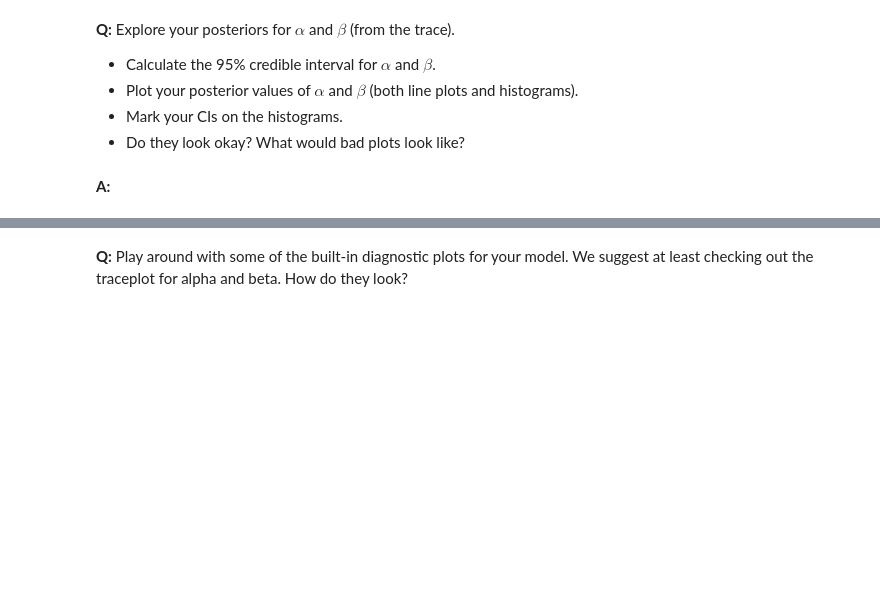
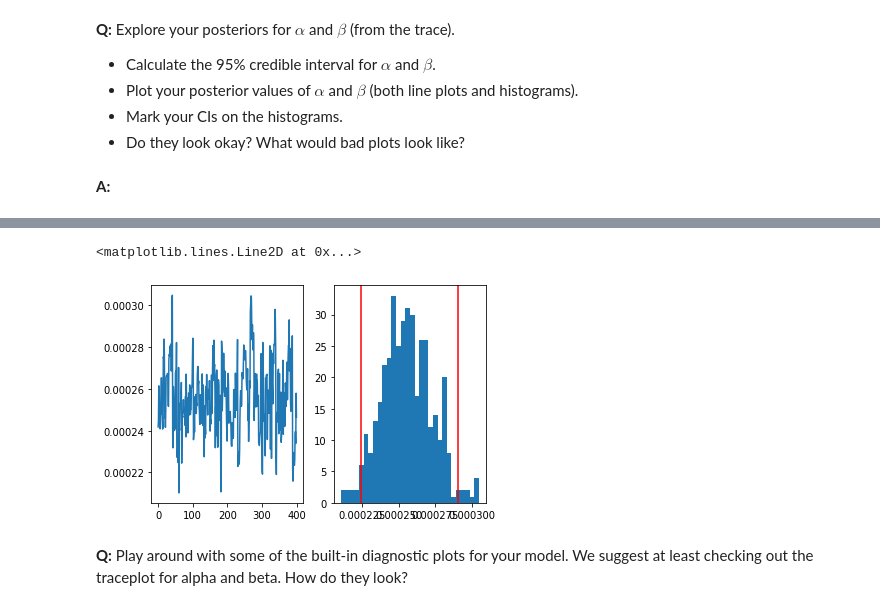
Before and after one commit to monastyrskyy/bootcamp_repo, a Jupyter notebook: 8.3Bayesian_Stats/inferential_statistics_3-Q.ipynb, the cells around one changed output, grey strips where cells are left out. Saved outputs shown, nothing was run; the diff lists cells and outputs as text; code cells hidden in the pictures; blank space fills up the shorter version.

```diff
--- a/8.3Bayesian_Stats/inferential_statistics_3-Q.ipynb
+++ b/8.3Bayesian_Stats/inferential_statistics_3-Q.ipynb
@@ -121,3 +153,15 @@ __A:__
+# %%
+plt.subplot(1, 2, 1)
+plt.plot(beta_samples)
+
+plt.subplot(1, 2, 2)
+plt.hist(beta_samples, bins=30)
+
+plt.axvline(x=beta_ci[0], c='r')
+plt.axvline(x=beta_ci[1], c='r')
+# %% [output]
+<matplotlib.lines.Line2D at 0x...>
+[figure, added]
 # %% [markdown]
 __Q:__ Play around with some of the built-in diagnostic plots for your model. We suggest at least checking out the traceplot for alpha and beta. How do they look?
 # %% [markdown]
```
Also changed, not shown: parts of 9 cells of this notebook.
